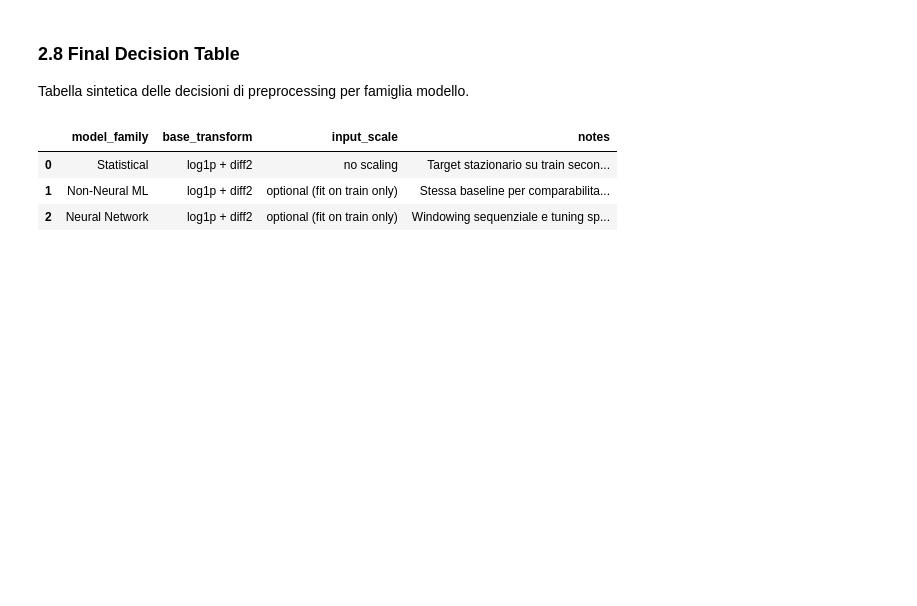
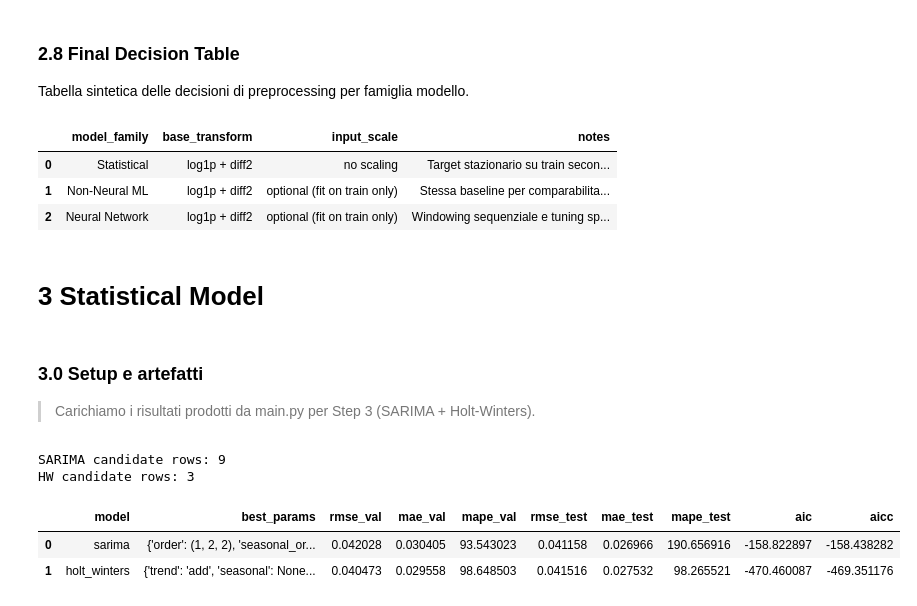
Before and after one commit to 1ngVG-OA/FinalProject, a Jupyter notebook: Tavola_1.14.ipynb, the cells around one changed output. Saved outputs shown, nothing was run; the diff lists cells and outputs as text; code cells hidden in the pictures; blank space fills up the shorter version.

```diff
--- a/Tavola_1.14.ipynb
+++ b/Tavola_1.14.ipynb
@@ -306,3 +306,30 @@ final_preproc_decisions
 | 0 | Statistical | log1p + diff2 | no scaling | Target stazionario su train secon... |
 | 1 | Non-Neural ML | log1p + diff2 | optional (fit on train only) | Stessa baseline per comparabilita... |
 | 2 | Neural Network | log1p + diff2 | optional (fit on train only) | Windowing sequenziale e tuning sp... |
+# %% [markdown]
+# 3 Statistical Model
+# %% [markdown]
+### 3.0 Setup e artefatti
+
+> Carichiamo i risultati prodotti da main.py per Step 3 (SARIMA + Holt-Winters).
+# %%
+stat_metrics_dir = project_root / "Results" / "metrics"
+stat_plots_dir = project_root / "Results" / "plots" / "forecasting"
+stat_artifacts_dir = project_root / "Results" / "artifacts"
+
+sarima_grid_df = pd.read_csv(stat_metrics_dir / "tavola_1_14_stat_sarima_grid_v1.csv")
+hw_grid_df = pd.read_csv(stat_metrics_dir / "tavola_1_14_stat_hw_grid_v1.csv")
+stat_summary_df = pd.read_csv(stat_metrics_dir / "tavola_1_14_stat_summary_v1.csv")
+stat_residual_diag_df = pd.read_csv(stat_metrics_dir / "tavola_1_14_stat_residual_diagnostics_v1.csv")
+stat_forecasts_df = pd.read_csv(stat_metrics_dir / "tavola_1_14_stat_forecasts_v1.csv")
+stat_winner_params = pd.read_json(stat_artifacts_dir / "tavola_1_14_stat_winner_params_v1.json", typ="series")
+
+print(f"SARIMA candidate rows: {len(sarima_grid_df)}")
+print(f"HW candidate rows: {len(hw_grid_df)}")
+display(stat_summary_df)
+# %% [output]
+SARIMA candidate rows: 9
+HW candidate rows: 3
+|  | model | best_params | rmse_val | mae_val | mape_val | rmse_test | mae_test | mape_test | aic | aicc |
+| 0 | sarima | {'order': (1, 2, 2), 'seasonal_or... | 0.042028 | 0.030405 | 93.543023 | 0.041158 | 0.026966 | 190.656916 | -158.822897 | -158.438282 |
+| 1 | holt_winters | {'trend': 'add', 'seasonal': None... | 0.040473 | 0.029558 | 98.648503 | 0.041516 | 0.027532 | 98.265521 | -470.460087 | -469.351176 |
```
Also changed, not shown: parts of 8 cells of this notebook, 12 other files.
